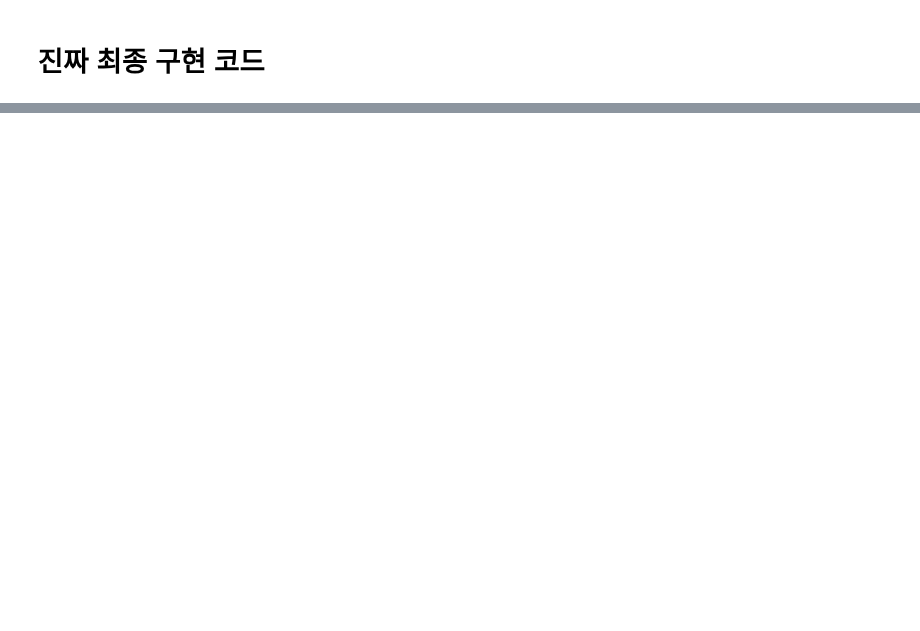
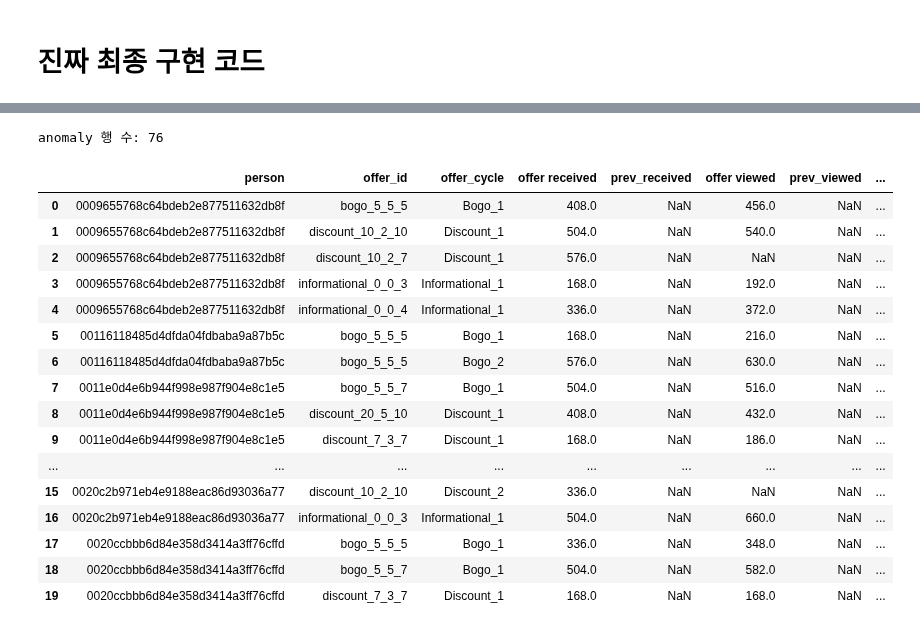
Before and after one commit to yoohengu/marketing_starbucks, a Jupyter notebook: khw/05_UK_difficulty_check.ipynb, the cells around one changed output, grey strips where cells are left out. Cells and saved outputs as stored; diff of their text form; code cells hidden in the pictures; blank space fills up the shorter version.

```diff
--- a/khw/05_UK_difficulty_check.ipynb
+++ b/khw/05_UK_difficulty_check.ipynb
@@ -223,0 +179,10 @@ promotion_final = promotion_final.drop(columns=['adjusted_completion_amount'])
+# %%
+anomaly = promotion_df[
+    (promotion_df['is_completed'].eq(1)) &
+    (promotion_df['is_normal_flow'].eq(1)) &
+    (promotion_df['completion_amount_current'] < promotion_df['difficulty'])
+].copy()
+
+print('anomaly 행 수:', len(anomaly))
+# %% [output]
+anomaly 행 수: 76
@@ -223,0 +283,34 @@ promotion_final = promotion_final.drop(columns=['adjusted_completion_amount'])
+# %%
+display(
+    promotion_df[
+        [
+            'person', 'offer_id', 'offer_cycle',
+            'offer received', 'prev_received',
+            'offer viewed', 'prev_viewed',
+            'offer completed', 'difficulty',
+            'completion_amount_current',
+            'completion_amount_prev_received',
+            'promo_influenced_amount',
+            'promo_influenced_amount_prev_received',
+            'adjusted_completion_amount'
+        ]
+    ].head(20)
+)
+# %% [output]
+|  | person | offer_id | offer_cycle | offer received | prev_received | offer viewed | prev_viewed | ... |
+| 0 | 0009655768c64bdeb2e877511632db8f | bogo_5_5_5 | Bogo_1 | 408.0 | NaN | 456.0 | NaN | ... |
+| 1 | 0009655768c64bdeb2e877511632db8f | discount_10_2_10 | Discount_1 | 504.0 | NaN | 540.0 | NaN | ... |
+| 2 | 0009655768c64bdeb2e877511632db8f | discount_10_2_7 | Discount_1 | 576.0 | NaN | NaN | NaN | ... |
+| 3 | 0009655768c64bdeb2e877511632db8f | informational_0_0_3 | Informational_1 | 168.0 | NaN | 192.0 | NaN | ... |
+| 4 | 0009655768c64bdeb2e877511632db8f | informational_0_0_4 | Informational_1 | 336.0 | NaN | 372.0 | NaN | ... |
+| 5 | 00116118485d4dfda04fdbaba9a87b5c | bogo_5_5_5 | Bogo_1 | 168.0 | NaN | 216.0 | NaN | ... |
+| 6 | 00116118485d4dfda04fdbaba9a87b5c | bogo_5_5_5 | Bogo_2 | 576.0 | NaN | 630.0 | NaN | ... |
+| 7 | 0011e0d4e6b944f998e987f904e8c1e5 | bogo_5_5_7 | Bogo_1 | 504.0 | NaN | 516.0 | NaN | ... |
+| 8 | 0011e0d4e6b944f998e987f904e8c1e5 | discount_20_5_10 | Discount_1 | 408.0 | NaN | 432.0 | NaN | ... |
+| 9 | 0011e0d4e6b944f998e987f904e8c1e5 | discount_7_3_7 | Discount_1 | 168.0 | NaN | 186.0 | NaN | ... |
+| ... | ... | ... | ... | ... | ... | ... | ... | ... |
+| 15 | 0020c2b971eb4e9188eac86d93036a77 | discount_10_2_10 | Discount_2 | 336.0 | NaN | NaN | NaN | ... |
+| 16 | 0020c2b971eb4e9188eac86d93036a77 | informational_0_0_3 | Informational_1 | 504.0 | NaN | 660.0 | NaN | ... |
+| 17 | 0020ccbbb6d84e358d3414a3ff76cffd | bogo_5_5_5 | Bogo_1 | 336.0 | NaN | 348.0 | NaN | ... |
+| 18 | 0020ccbbb6d84e358d3414a3ff76cffd | bogo_5_5_7 | Bogo_1 | 504.0 | NaN | 582.0 | NaN | ... |
+| 19 | 0020ccbbb6d84e358d3414a3ff76cffd | discount_7_3_7 | Discount_1 | 168.0 | NaN | 168.0 | NaN | ... |
```
Also changed, not shown: parts of 29 cells of this notebook, 2 other files.
